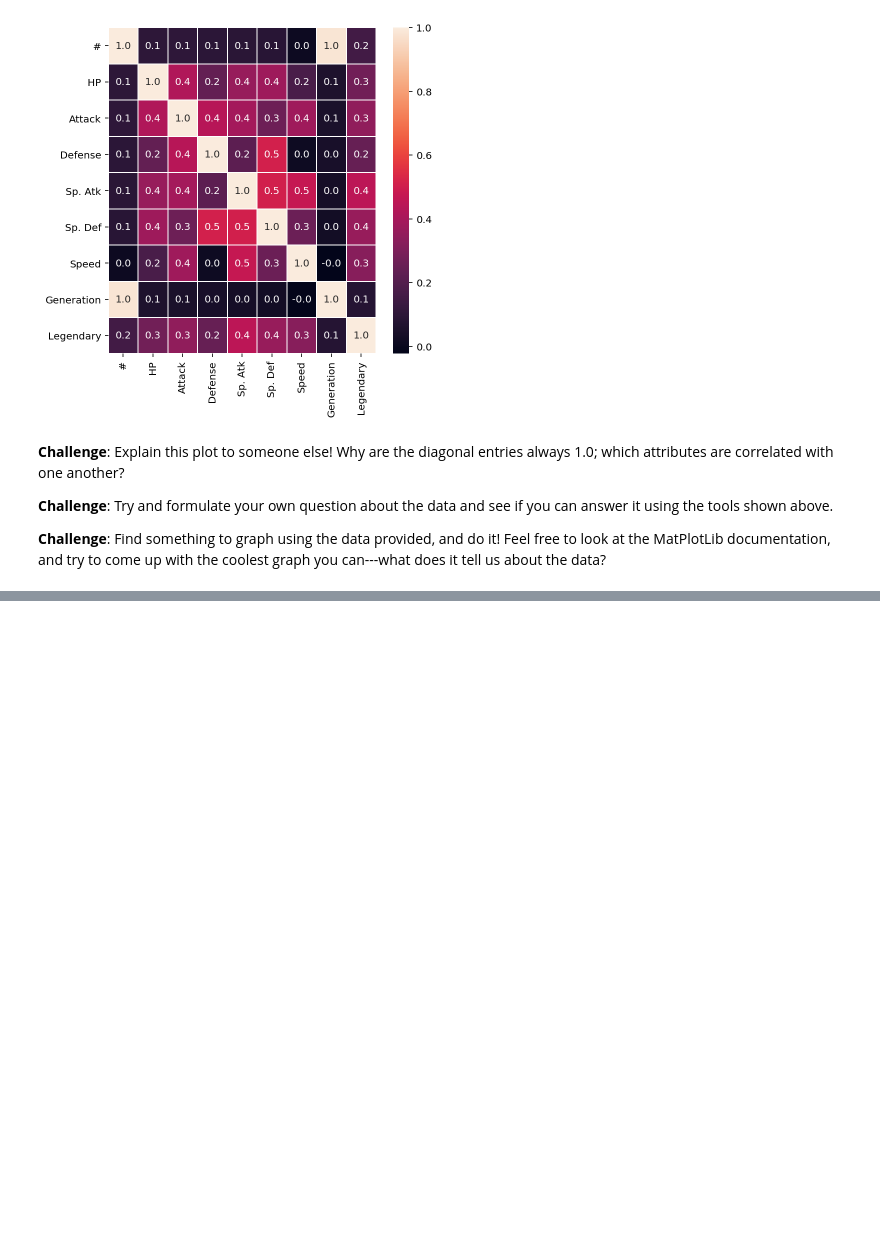
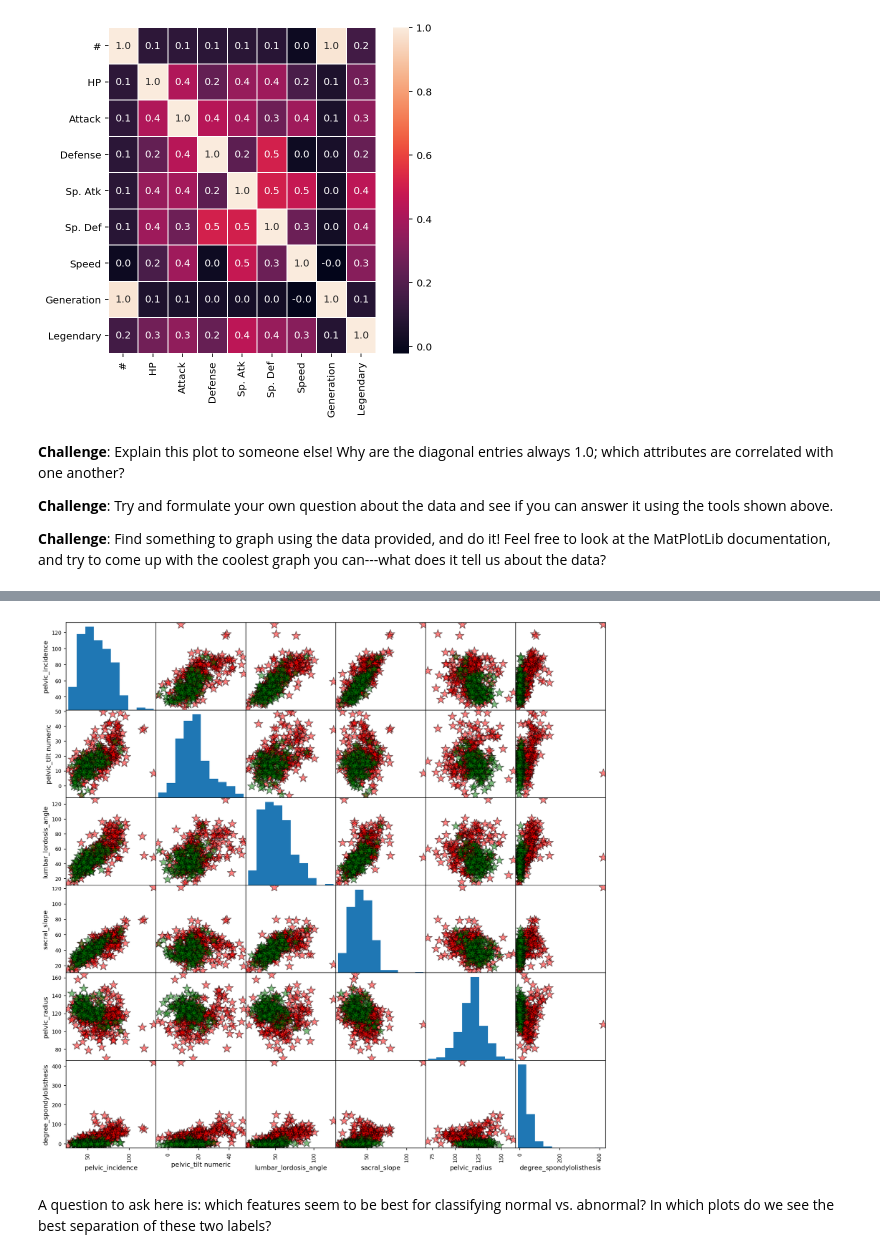
Before and after one commit to hermish/hkn-workshops, a Jupyter notebook: CS/FA18 data-science/data-science.ipynb, the cells around one changed output, grey strips where cells are left out. Saved outputs shown, nothing was run; the diff lists cells and outputs as text; code cells hidden in the pictures; blank space fills up the shorter version.

Commit message:
real world data

```diff
--- a/CS/FA18 data-science/data-science.ipynb
+++ b/CS/FA18 data-science/data-science.ipynb
@@ -218,0 +262,4 @@ Now we turn to using our skills on "real-world" data with the goal of making acc
+# %%
+data = pd.read_csv('data/column_2C_weka.csv')
+print(data.shape)
+data.head(10)
@@ -218,0 +283,15 @@ Now we turn to using our skills on "real-world" data with the goal of making acc
+# %%
+color_list = ['red' if i=='Abnormal' else 'green' for i in data.loc[:,'class']]
+pd.plotting.scatter_matrix(data.loc[:, data.columns != 'class'],
+                                       c=color_list,
+                                       figsize= [15,15],
+                                       diagonal='hist',
+                                       alpha=0.5,
+                                       s = 200,
+                                       marker = '*',
+                                       edgecolor= "black")
+plt.show()
+# %% [output]
+[figure, added]
+# %% [markdown]
+A question to ask here is: which features seem to be best for classifying normal vs. abnormal? In which plots do we see the best separation of these two labels?
```
Also changed, not shown: parts of 20 cells of this notebook, 6 other files.
